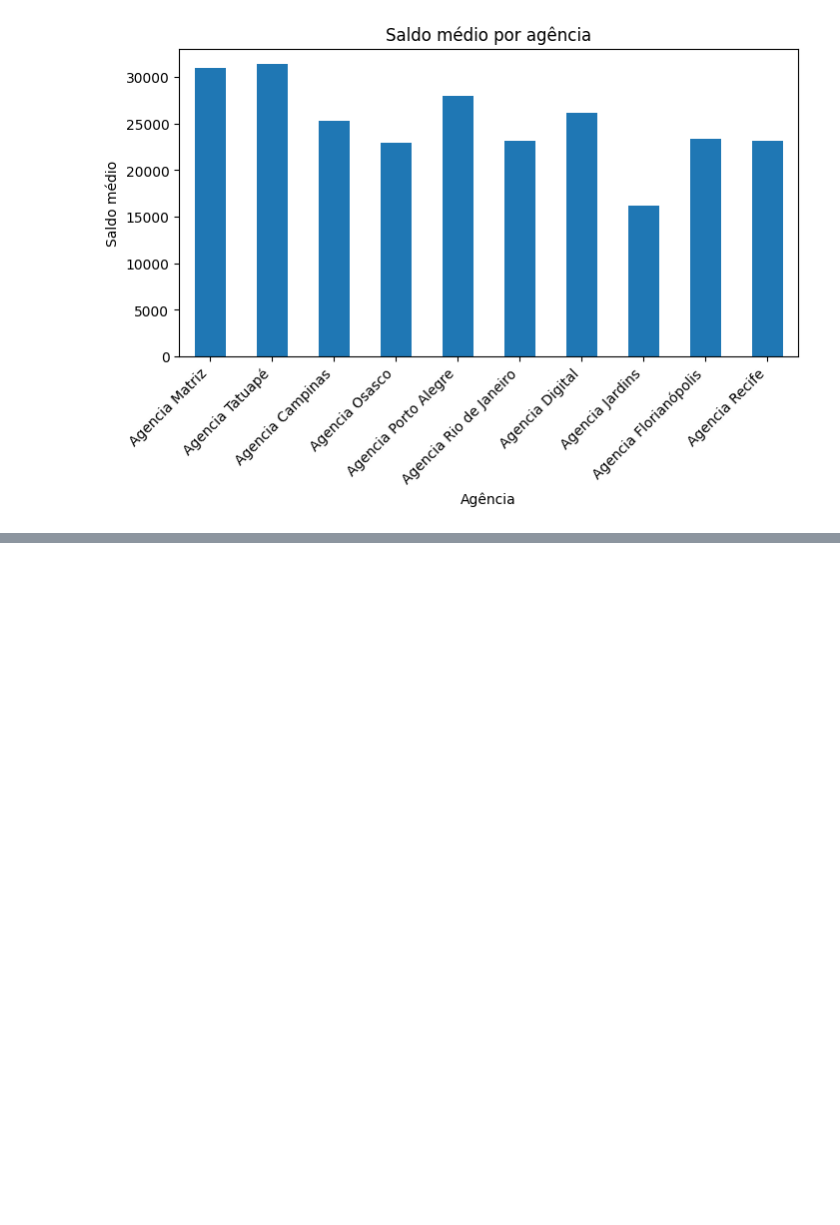
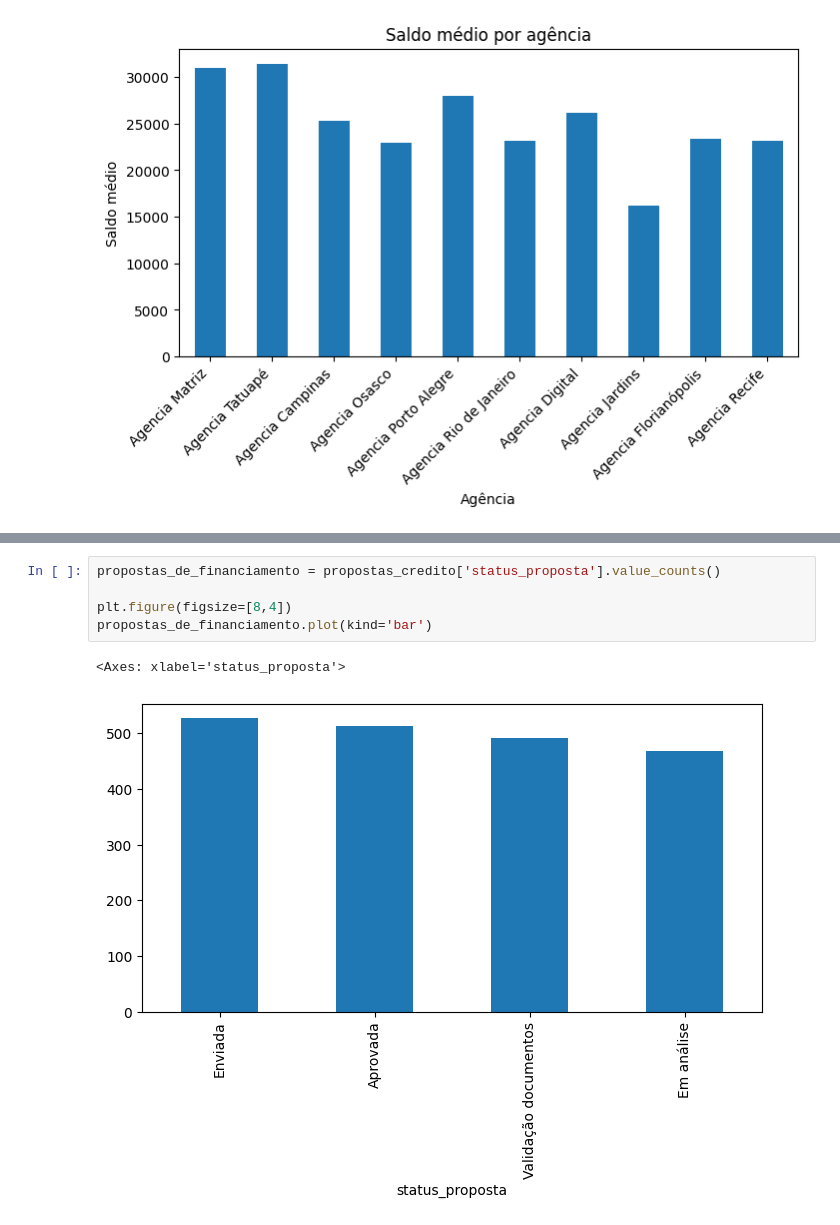
Before and after one commit to renanpan/Projeto_banco_KPI, a Jupyter notebook: lighthouse_DA_project.ipynb, the cells around one changed output, grey strips where cells are left out. Cells and saved outputs as stored; diff of their text form; blank space fills up the shorter version.

```diff
--- a/lighthouse_DA_project.ipynb
+++ b/lighthouse_DA_project.ipynb
@@ -416,0 +503,8 @@ Text(0.5, 1.0, 'Saldo médio por agência')
+# %%
+propostas_de_financiamento = propostas_credito['status_proposta'].value_counts()
+
+plt.figure(figsize=[8,4])
+propostas_de_financiamento.plot(kind='bar')
+# %% [output]
+<Axes: xlabel='status_proposta'>
+[figure, added]
```
Also changed, not shown: parts of 18 cells of this notebook, 1 other file.
